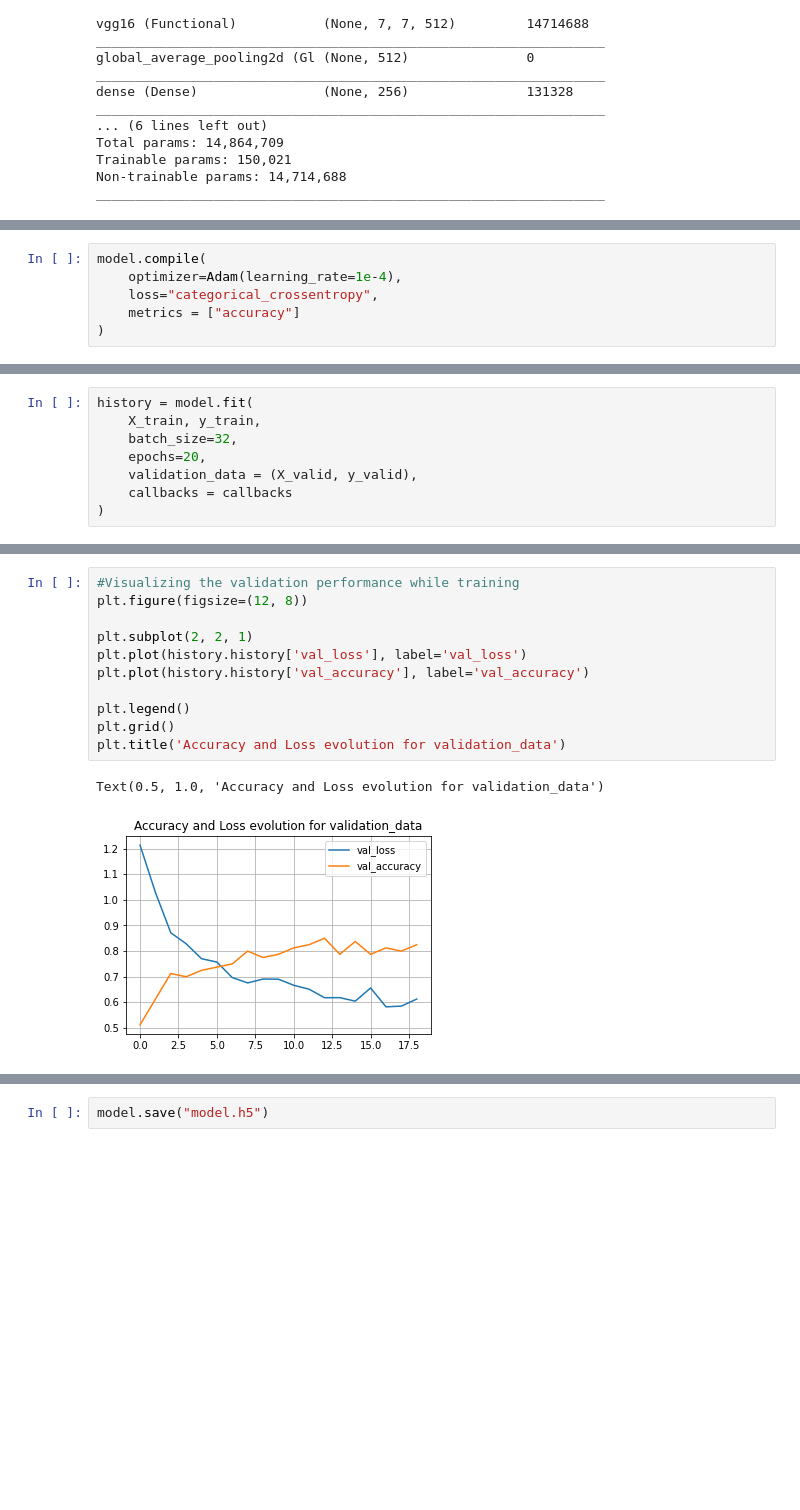
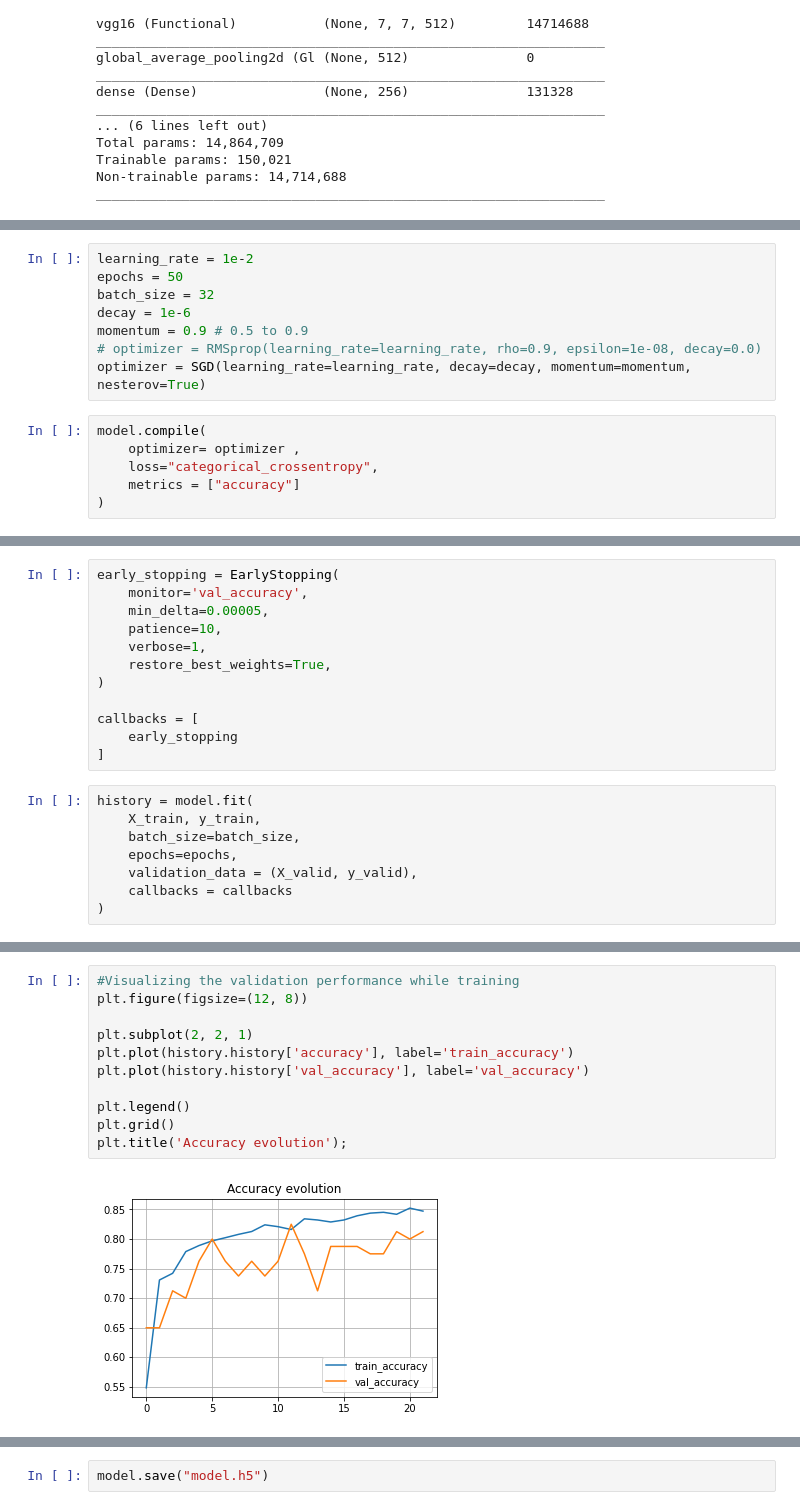
Before and after one commit to pathikg/Flower-Classification, a Jupyter notebook: Flower_Classification.ipynb, the cells around one changed output, grey strips where cells are left out. Cells and saved outputs as stored; diff of their text form; blank space fills up the shorter version.

```diff
--- a/Flower_Classification.ipynb
+++ b/Flower_Classification.ipynb
@@ -233,6 +225,14 @@ _________________________________________________________________
+# %%
+learning_rate = 1e-2
+epochs = 50
+batch_size = 32
+decay = 1e-6
+momentum = 0.9 # 0.5 to 0.9
+# optimizer = RMSprop(learning_rate=learning_rate, rho=0.9, epsilon=1e-08, decay=0.0)
+optimizer = SGD(learning_rate=learning_rate, decay=decay, momentum=momentum, nesterov=True)
 # %%
 model.compile(
-    optimizer=Adam(learning_rate=1e-4),
+    optimizer= optimizer ,
     loss="categorical_crossentropy",
     metrics = ["accuracy"]
 )
@@ -260,8 +239,20 @@ callbacks = [
+# %%
+early_stopping = EarlyStopping(
+    monitor='val_accuracy',
+    min_delta=0.00005,
+    patience=10,
+    verbose=1,
+    restore_best_weights=True,
+)
+
+callbacks = [
+    early_stopping
+]
 # %%
 history = model.fit(
     X_train, y_train,
-    batch_size=32,
-    epochs=20,
+    batch_size=batch_size,
+    epochs=epochs,
     validation_data = (X_valid, y_valid),
     callbacks = callbacks
 )
@@ -291,14 +325,13 @@ model.evaluate(X_test, y_test)
 # %%
 #Visualizing the validation performance while training
 plt.figure(figsize=(12, 8))
 
 plt.subplot(2, 2, 1)
-plt.plot(history.history['val_loss'], label='val_loss')
+plt.plot(history.history['accuracy'], label='train_accuracy')
 plt.plot(history.history['val_accuracy'], label='val_accuracy')
 
 plt.legend()
 plt.grid()
-plt.title('Accuracy and Loss evolution for validation_data')
+plt.title('Accuracy evolution');
 # %% [output]
-Text(0.5, 1.0, 'Accuracy and Loss evolution for validation_data')
-[figure, old version]
+[figure, new version]
```
Also changed, not shown: parts of 18 cells of this notebook.
